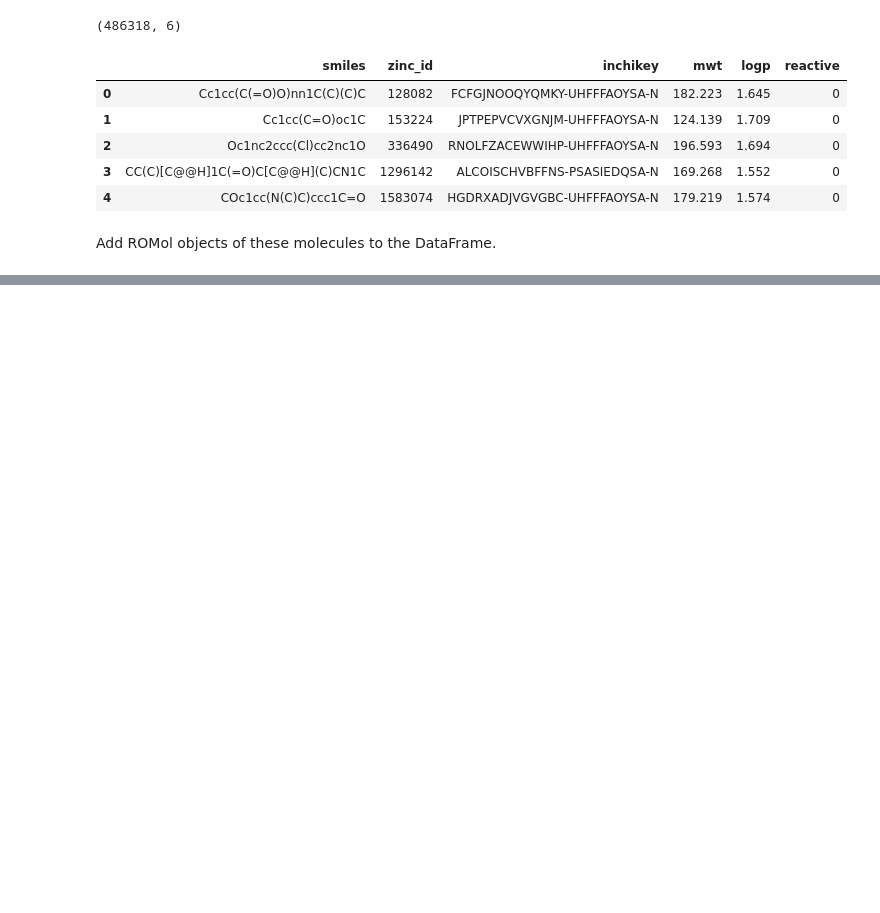
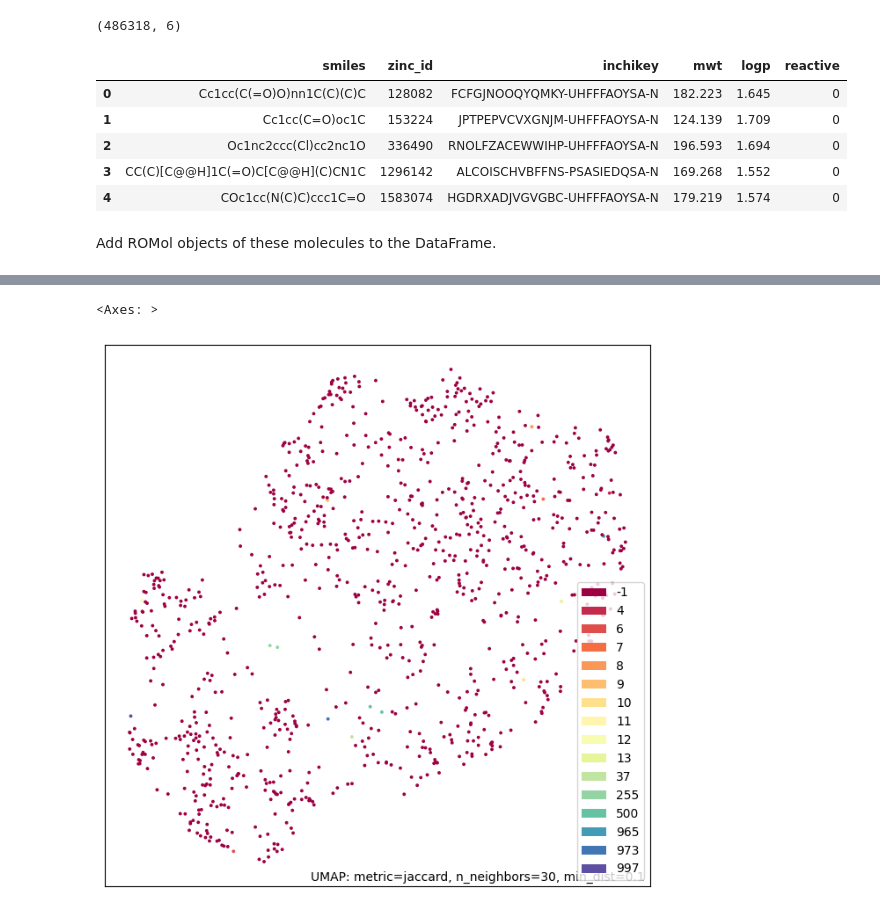
Before and after one commit to hrkhach/Compound-Clustering-Assignment, a Jupyter notebook: compound_clustering_for_ZINC_data.ipynb, the cells around one changed output, grey strips where cells are left out. Cells and saved outputs as stored; diff of their text form; code cells hidden in the pictures; blank space fills up the shorter version.

```diff
--- a/compound_clustering_for_ZINC_data.ipynb
+++ b/compound_clustering_for_ZINC_data.ipynb
@@ -91,0 +160,7 @@ Please use `tqdm.notebook.tqdm` instead of `tqdm.tqdm_notebook`
+# %%
+mfps_list = list(mfps)
+
+dist_array = np.eye(len(mfps_list))
+for c, f in enumerate(mfps_list):
+    dist_array[c, c + 1:] = DataStructs.BulkTanimotoSimilarity(f, mfps_list[c + 1:])
+T = np.maximum(dist_array, dist_array.transpose())
@@ -91,0 +183,7 @@ Please use `tqdm.notebook.tqdm` instead of `tqdm.tqdm_notebook`
+# %%
+adjacency_mask = T >= 0.8
+nb_clusters, labels = scipy.sparse.csgraph.connected_components(adjacency_mask)
+# %%
+df_first_1000['Cluster ID'] = labels
+top_15_clusters = df_first_1000['Cluster ID'].value_counts().head(15).index
+df_first_1000['Cluster ID scipy'] = df_first_1000['Cluster ID'].apply(lambda x: x if x in top_15_clusters else -1)
@@ -91,0 +199,9 @@ Please use `tqdm.notebook.tqdm` instead of `tqdm.tqdm_notebook`
+# %%
+smiles_list = list(df_first_1000['smiles'].to_list())
+vectors = np.array([[int(i) for i in FingerprintFromSmiles(s,).ToBitString()] for s in smiles_list])
+# %%
+mapper = umap.UMAP(metric='jaccard', low_memory=True, n_neighbors=30, min_dist=0.1).fit(vectors)
+umap.plot.points(mapper, labels=df_first_1000['Cluster ID scipy'])
+# %% [output]
+<Axes: >
+[figure, added]
```
Also changed, not shown: parts of 23 cells of this notebook.
